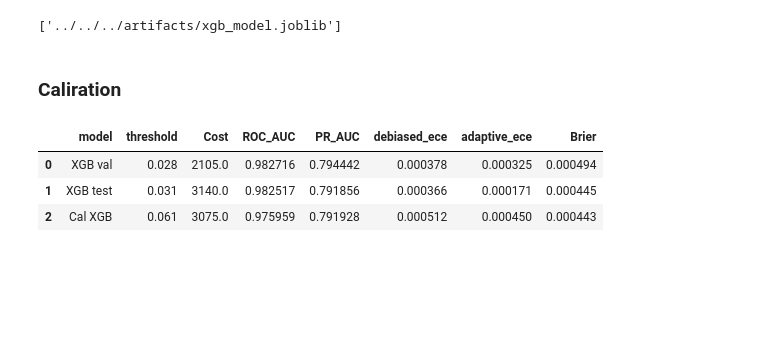
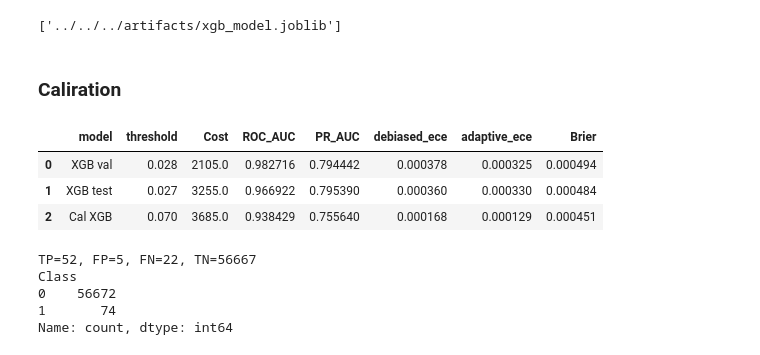
Before and after one commit to NhatHuy61205/Credit-Card-Fraud-Detection-Classification---Imbalanced-, a Jupyter notebook: notebooks/models/XGBoost/XGB.ipynb, the cells around one changed output. Saved outputs shown, nothing was run; the diff lists cells and outputs as text; code cells hidden in the pictures; blank space fills up the shorter version.

```diff
--- a/notebooks/models/XGBoost/XGB.ipynb
+++ b/notebooks/models/XGBoost/XGB.ipynb
@@ -96,8 +93,6 @@ eval_df
 | 9 | XGB val | 0.9 | 0.926829 | 0.730769 | 0.817204 | 0.982716 | 0.794442 | 0.000494 | 38 | 3 | 14 | ... |
 | 10 | XGB val | 1.0 | 0.000000 | 0.000000 | 0.000000 | 0.982716 | 0.794442 | 0.000494 | 0 | 0 | 52 | ... |
 # %%
-xg_model.fit(X_full, y_full)
-
 p_test_xg = xg_model.predict_proba(X_test)[:,1]
 # %%
 rs.append({
@@ -138,23 +133,33 @@ tscv = TimeSeriesSplit(n_splits=5)
 # %%
 cal_xg = CalibratedClassifierCV(
     estimator=xg_model,
     method='isotonic',
     cv=tscv
 )
 
-cal_xg.fit(X_full, y_full)
+cal_xg.fit(X_val, y_val)
 
 p_test_cal_xg = cal_xg.predict_proba(X_test)[:, 1]
 
 rs.append({
     "model": "Cal XGB",
     **log_eval(y_test, p_test_cal_xg)
 })
 
 val_df = pd.DataFrame(rs)
 val_df
 # %% [output]
 |  | model | threshold | Cost | ROC_AUC | PR_AUC | debiased_ece | adaptive_ece | Brier |
 | 0 | XGB val | 0.028 | 2105.0 | 0.982716 | 0.794442 | 0.000378 | 0.000325 | 0.000494 |
-| 1 | XGB test | 0.031 | 3140.0 | 0.982517 | 0.791856 | 0.000366 | 0.000171 | 0.000445 |
-| 2 | Cal XGB | 0.061 | 3075.0 | 0.975959 | 0.791928 | 0.000512 | 0.000450 | 0.000443 |
+| 1 | XGB test | 0.027 | 3255.0 | 0.966922 | 0.795390 | 0.000360 | 0.000330 | 0.000484 |
+| 2 | Cal XGB | 0.070 | 3685.0 | 0.938429 | 0.755640 | 0.000168 | 0.000129 | 0.000451 |
+# %%
+result_cal = evaluate(y_test, p_test_cal_xg)
+print(f"TP={result_cal['tp']}, FP={result_cal['fp']}, FN={result_cal['fn']}, TN={result_cal['tn']}")
+print(pd.Series(y_test).value_counts())
+# %% [output]
+TP=52, FP=5, FN=22, TN=56667
+Class
+0    56672
+1       74
+Name: count, dtype: int64
```
Also changed, not shown: parts of 3 cells of this notebook, 2 other files.
